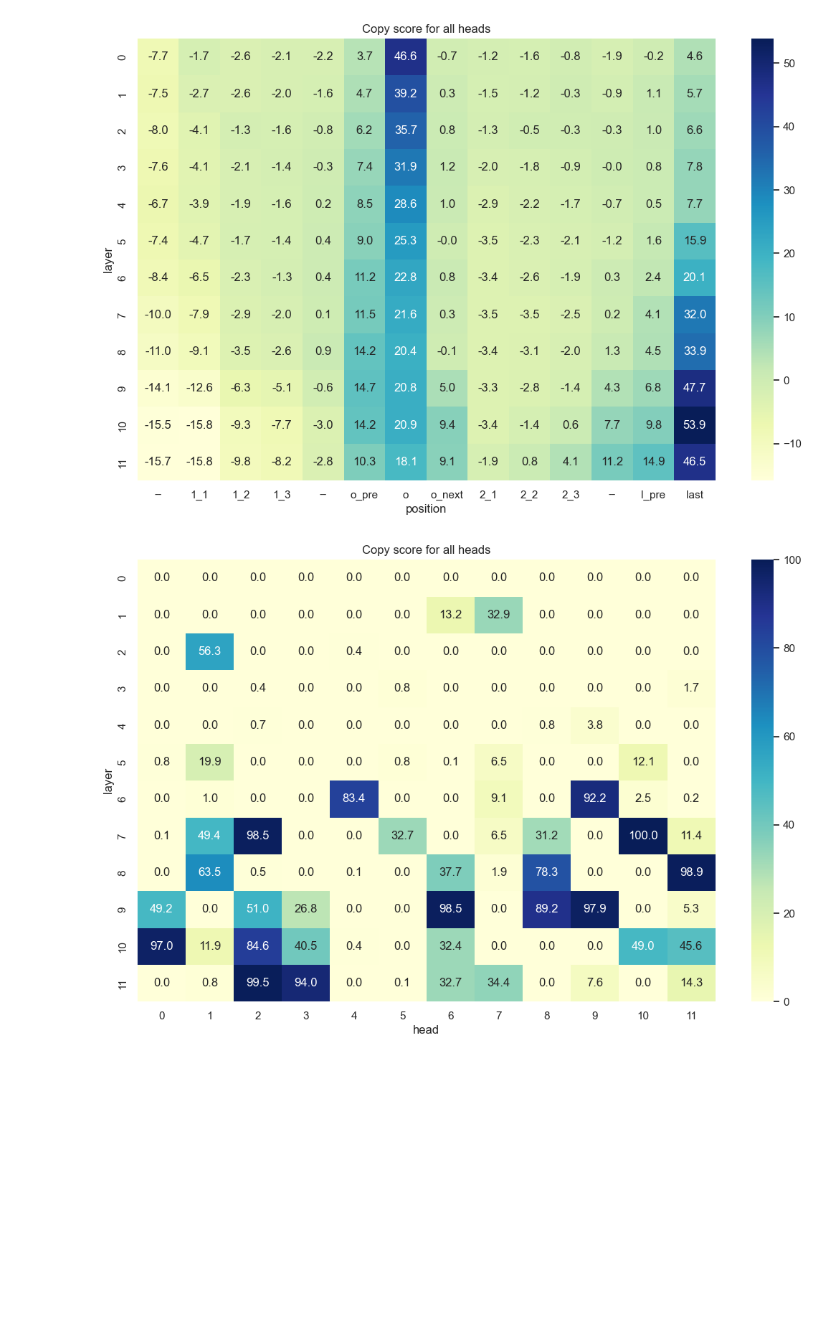
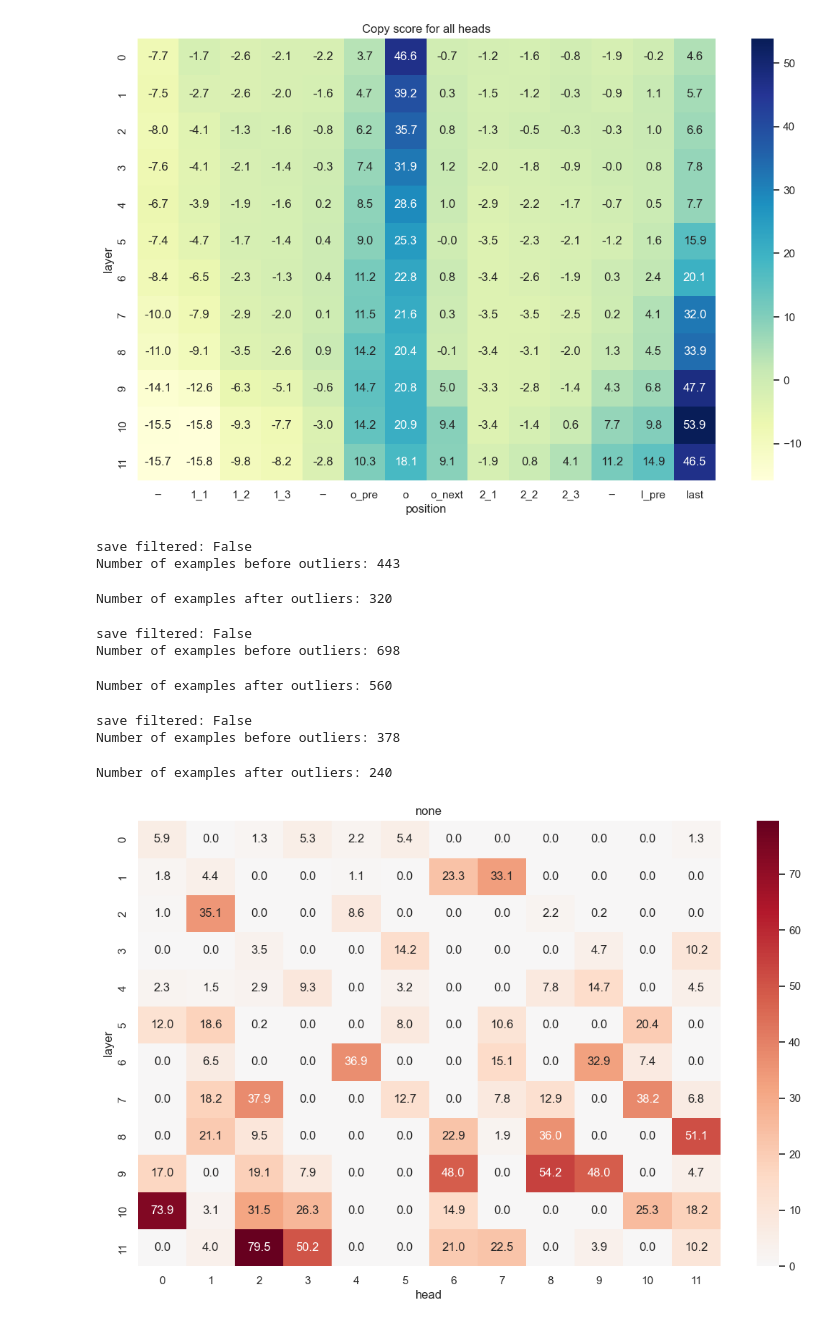
Before and after one commit to francescortu/comp-mech, a Jupyter notebook: notebooks/smalldataset_clean.ipynb, the cells around one changed output. Drawn from its saved outputs; the diff is of its cells as text; code cells hidden in the pictures; blank space fills up the shorter version.

```diff
--- a/notebooks/smalldataset_clean.ipynb
+++ b/notebooks/smalldataset_clean.ipynb
@@ -48,7 +236,7 @@ plot_heatmaps(examples_mem.mean(-1), examples_mem.std(-1), "Average logit differ
 # %%
 dataset = ablate_multi.ablate.dataset
 # %%
-ovcircuit = OVCircuit(model, dataset, 40)
+ovcircuit = OVCircuit(model, dataset_, 40, filter_outliers=True)
 # %%
 score = ovcircuit.residual_stram_track_target_all_len( target="mem" , plot=True)
 # %% [output]
@@ -58,6 +255,15 @@ score = ovcircuit.residual_stram_track_target_all_len(target="copy" , plot=True)
 # %% [output]
 [figure]
 # %%
-ovcircuit.compute_copy_score_all_heads(resid_layer_input=0, resid_pos="definition",  target="copy", plot=True)
+copy_score = ovcircuit.compute_copy_score_all_heads(resid_layer_input=0, resid_pos="definition",  target="copy", plot=True, logit_score=True)
 # %% [output]
+save filtered: False
+Number of examples before outliers: 443
+Number of examples after outliers: 320
+save filtered: False
+Number of examples before outliers: 698
+Number of examples after outliers: 560
+save filtered: False
+Number of examples before outliers: 378
+Number of examples after outliers: 240
-[figure, old version]
+[figure, new version]
```
Also changed, not shown: parts of 43 cells of this notebook, 9 other files.
